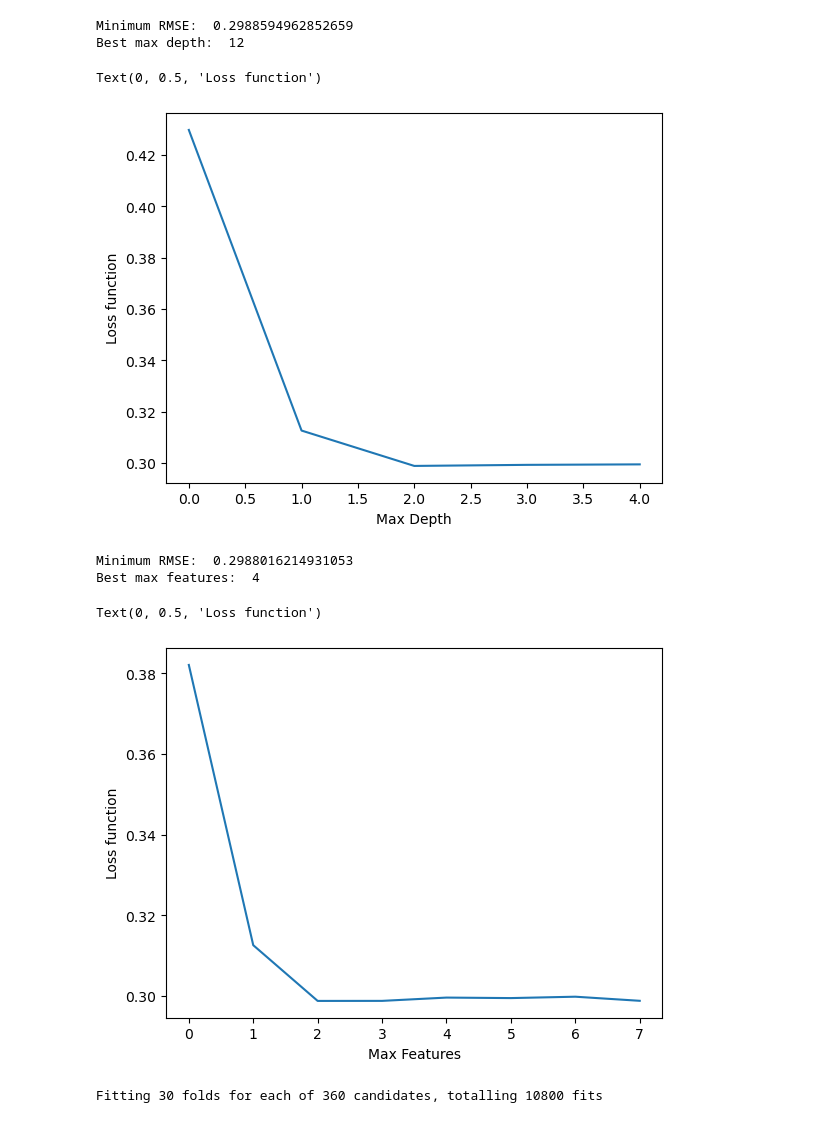
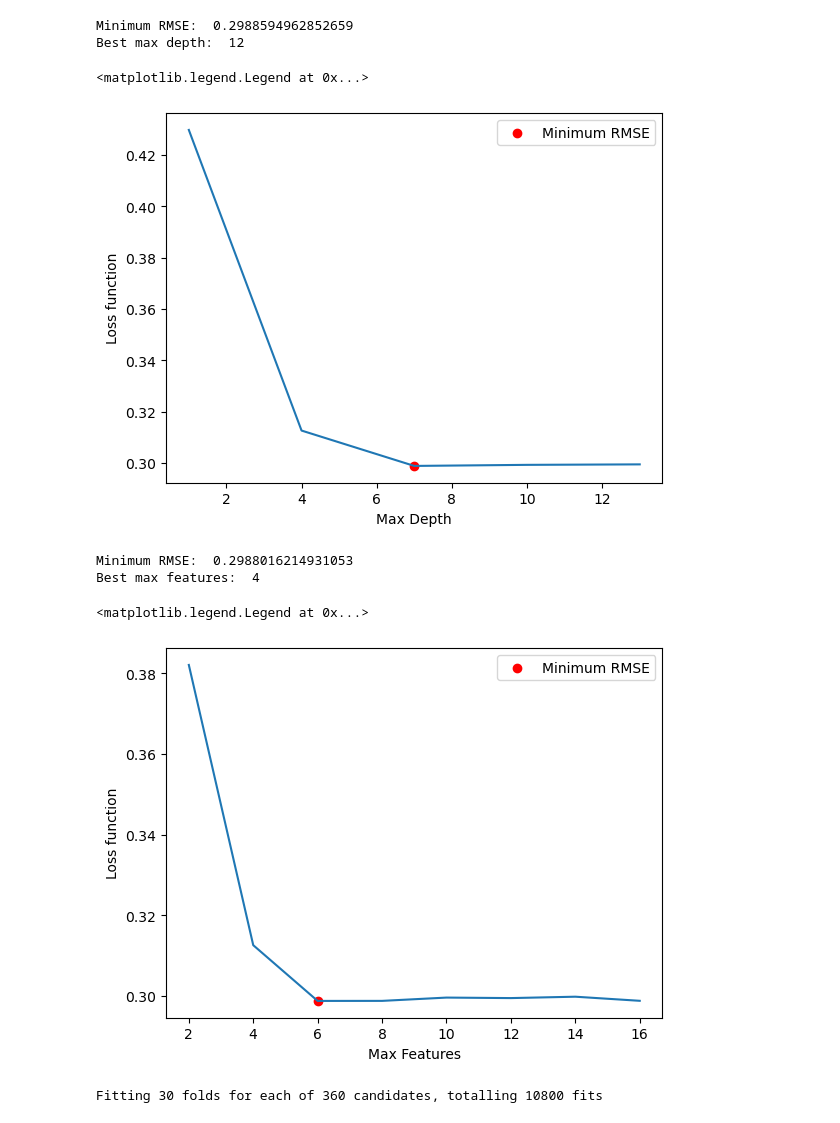
Before and after one commit to DaveD-BU/DX699-2025-spring-B2, a Jupyter notebook: OMDS-ModB2-Week11-Davis-David.ipynb, the cells around one changed output. Saved outputs shown, nothing was run; the diff lists cells and outputs as text; code cells hidden in the pictures.

```diff
--- a/OMDS-ModB2-Week11-Davis-David.ipynb
+++ b/OMDS-ModB2-Week11-Davis-David.ipynb
@@ -196,12 +198,14 @@ print("Best max depth: ", max_depth_lst_ci.index(min_rmse_ci_md) + 10)
 Minimum RMSE:  0.2988594962852659
 Best max depth:  12
 # %%
-plt.plot(max_depth_lst_ci)
+plt.plot(range(1, 15, 3), max_depth_lst_ci)
+plt.scatter(range(1, 15, 3)[max_depth_lst_ci.index(min_rmse_ci_md)], min_rmse_ci_md, color='red', label='Minimum RMSE')
 plt.xlabel("Max Depth")
 plt.ylabel("Loss function")
+plt.legend()
 # %% [output]
-Text(0, 0.5, 'Loss function')
+<matplotlib.legend.Legend at 0x...>
-[figure, old version]
+[figure, new version]
 # %%
 max_features_lst_ci = list()
 for max_features_value in  range(2, 18, 2):
@@ -216,12 +220,15 @@ print("Best max features: ", max_features_lst_ci.index(min_rmse_ci_mf) + 2)
 Minimum RMSE:  0.2988016214931053
 Best max features:  4
 # %%
-plt.plot(max_features_lst_ci)
+best_max_features = range(2, 18, 2)  # The range of max features used
+plt.plot(best_max_features, max_features_lst_ci)
+plt.scatter(best_max_features[max_features_lst_ci.index(min_rmse_ci_mf)], min_rmse_ci_mf, color='red', label='Minimum RMSE')
 plt.xlabel("Max Features")
 plt.ylabel("Loss function")
+plt.legend()
 # %% [output]
-Text(0, 0.5, 'Loss function')
+<matplotlib.legend.Legend at 0x...>
-[figure, old version]
+[figure, new version]
 # %%
 param_grid_rf = {'n_estimators': range(60, 80, 2),
             'max_depth': range(10, 16, 1),
```
Also changed, not shown: parts of 7 cells of this notebook, 1 other file.
